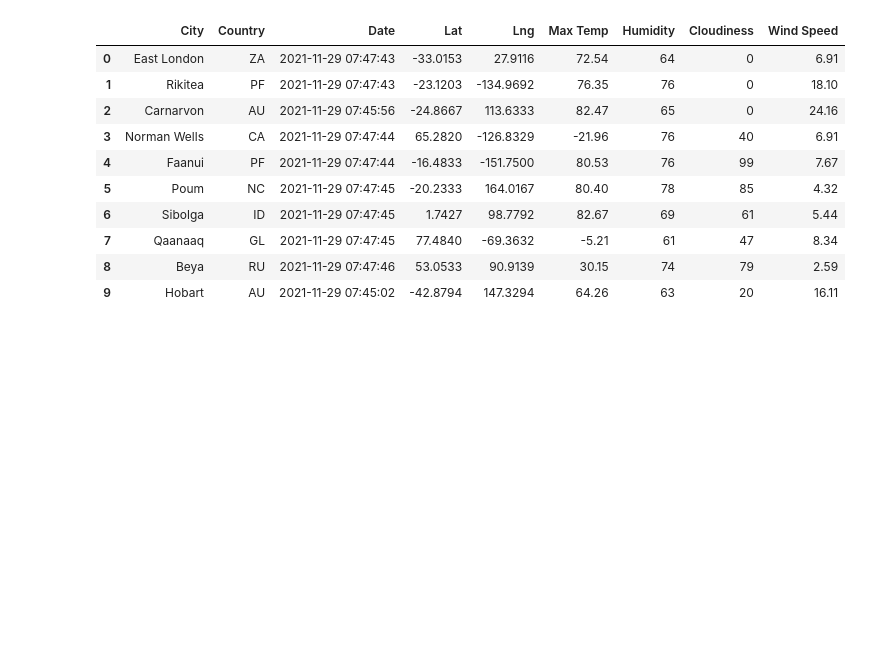
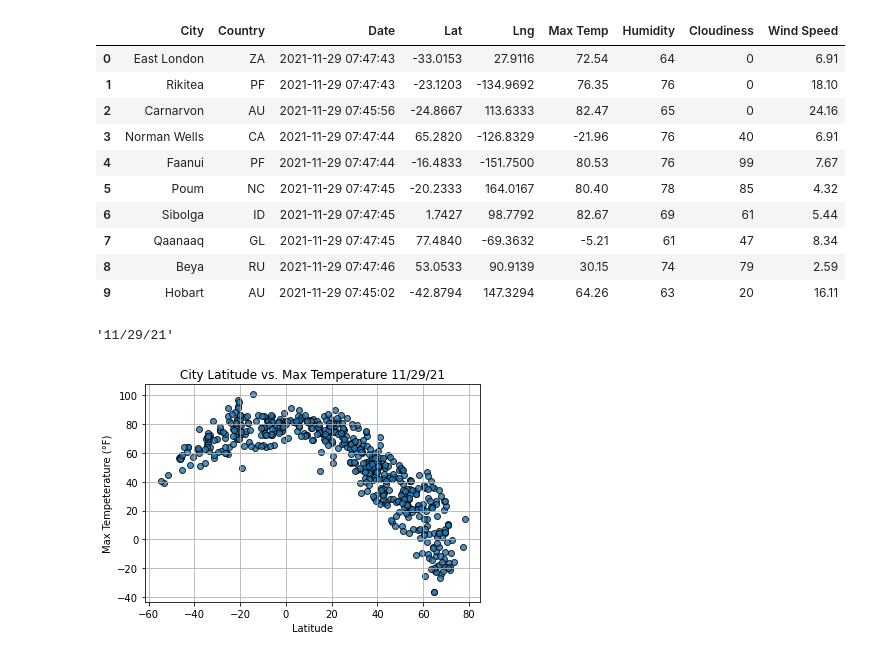
Before and after one commit to Ajasf444/world_weather_analysis, a Jupyter notebook: WeatherPy.ipynb, the cells around one changed output. Drawn from its saved outputs; the diff is of its cells as text; code cells hidden in the pictures; blank space fills up the shorter version.

Commit message:
added figures

```diff
--- a/WeatherPy.ipynb
+++ b/WeatherPy.ipynb
@@ -138,0 +139,26 @@ city_data_df.to_csv(output_data_file, index_label = 'City_ID')
+# %%
+lats = city_data_df['Lat']
+max_temps = city_data_df['Max Temp']
+humidity = city_data_df['Humidity']
+cloudiness = city_data_df['Cloudiness']
+wind_speed = city_data_df['Wind Speed']
+# %%
+today = time.strftime('%x')
+today
+# %% [output]
+'11/29/21'
+# %%
+plt.scatter(lats,
+           max_temps,
+           edgecolor = 'k', lw = 1, marker = 'o',
+           alpha = 0.8, label = 'Cities')
+
+plt.title(f'City Latitude vs. Max Temperature {time.strftime("%x")}')
+plt.ylabel('Max Tempeterature (\N{DEGREE SIGN}F)')
+plt.xlabel('Latitude')
+plt.grid(True)
+
+plt.savefig('weather_data/Fig1.png')
+plt.show()
+# %% [output]
+[figure, added]
```
Also changed, not shown: parts of 4 cells of this notebook, 4 other files.
